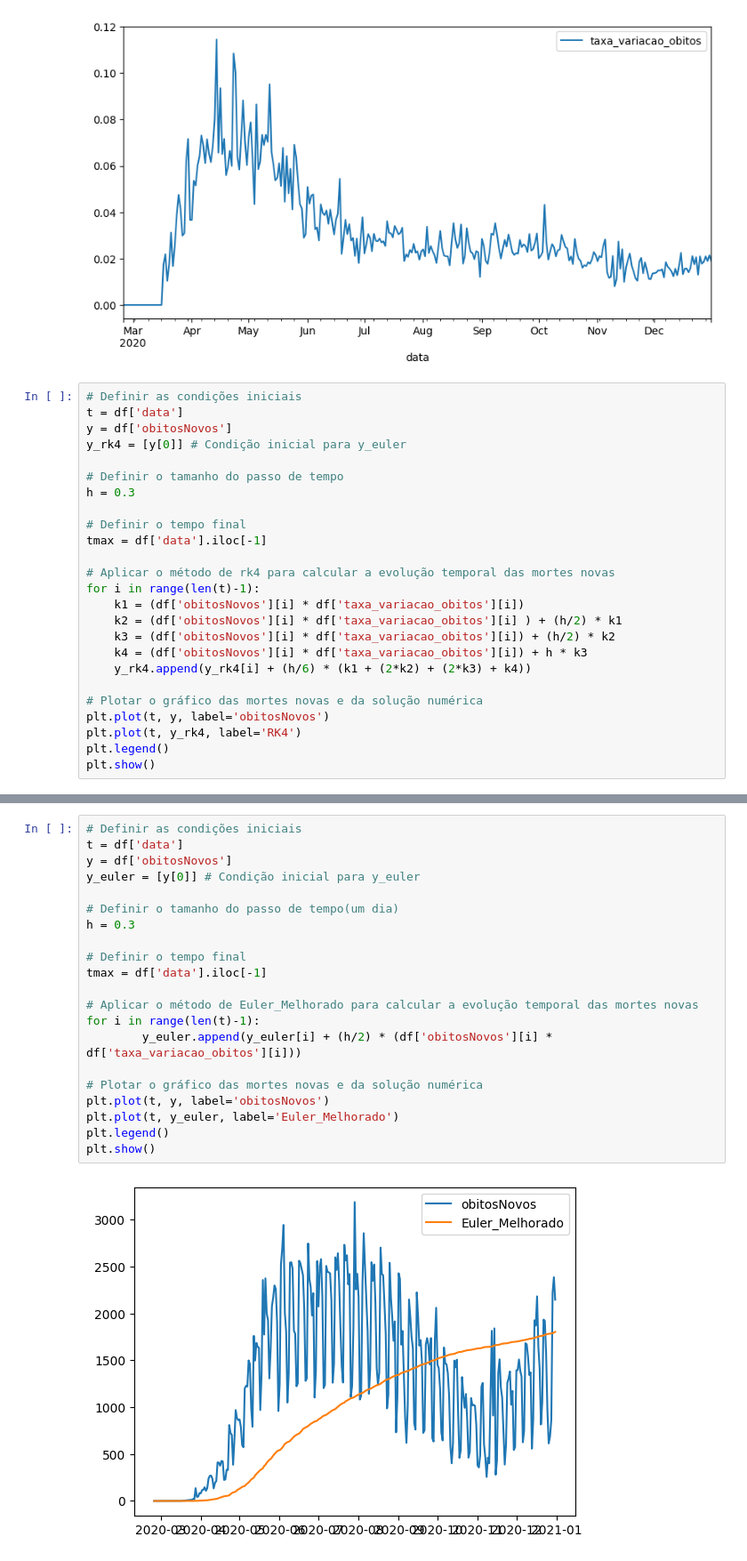
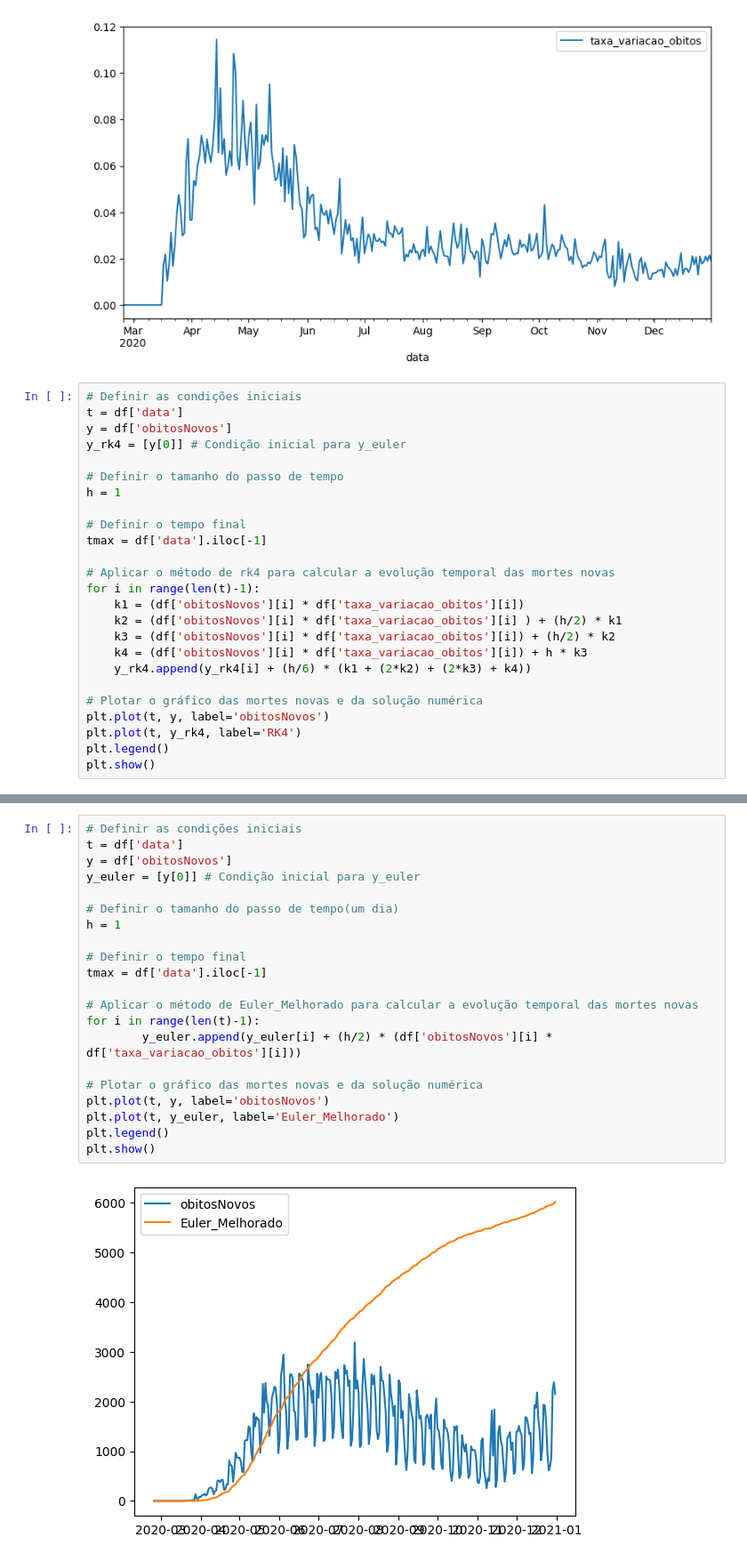
Before and after one commit to ArthurrCr/EDO, a Jupyter notebook: comparativo_casos_totais.ipynb, the cells around one changed output, grey strips where cells are left out. Shown: that part at 89% size. Drawn from its saved outputs; the diff is of its cells as text.

```diff
--- a/comparativo_casos_totais.ipynb
+++ b/comparativo_casos_totais.ipynb
@@ -190,7 +190,7 @@ y = df['obitosNovos']
 y_rk4 = [y[0]] # Condição inicial para y_euler
 
 # Definir o tamanho do passo de tempo
-h = 0.3
+h = 1
 
 # Definir o tempo final
 tmax = df['data'].iloc[-1]
@@ -213,26 +213,26 @@ plt.show()
 # %%
 # Definir as condições iniciais
 t = df['data']
 y = df['obitosNovos']
 y_euler = [y[0]] # Condição inicial para y_euler
 
 # Definir o tamanho do passo de tempo(um dia)
-h = 0.3
+h = 1
 
 # Definir o tempo final
 tmax = df['data'].iloc[-1]
 
 # Aplicar o método de Euler_Melhorado para calcular a evolução temporal das mortes novas
 for i in range(len(t)-1):
         y_euler.append(y_euler[i] + (h/2) * (df['obitosNovos'][i] * df['taxa_variacao_obitos'][i]))
 
 # Plotar o gráfico das mortes novas e da solução numérica
 plt.plot(t, y, label='obitosNovos')
 plt.plot(t, y_euler, label='Euler_Melhorado')
 plt.legend()
 plt.show()
 # %% [output]
-[figure, old version]
+[figure, new version]
 # %%
 # Definir as condições iniciais
 t = df['data']
```
Also changed, not shown: parts of 3 cells of this notebook.
